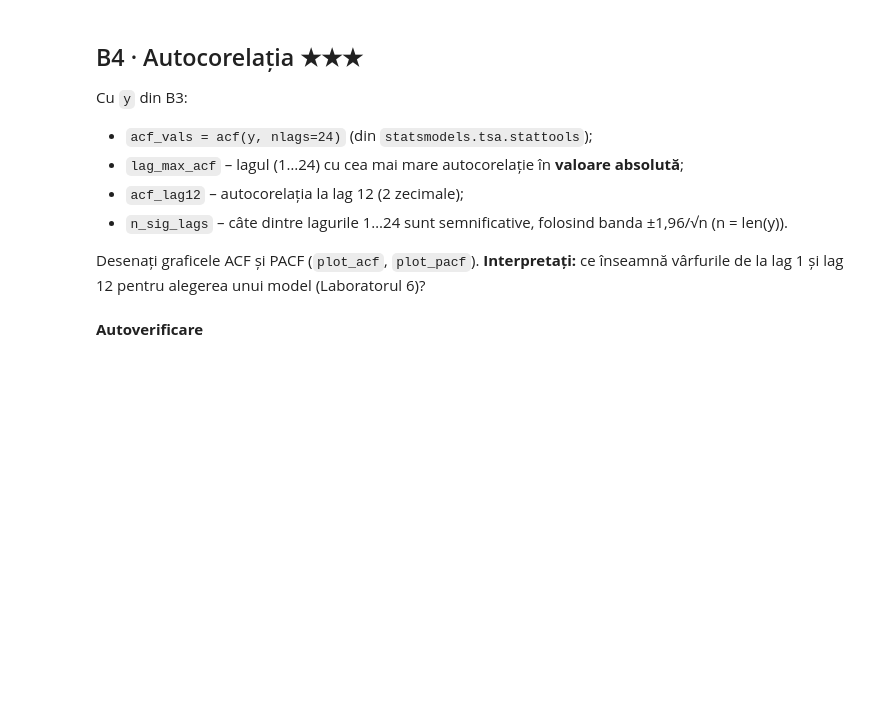
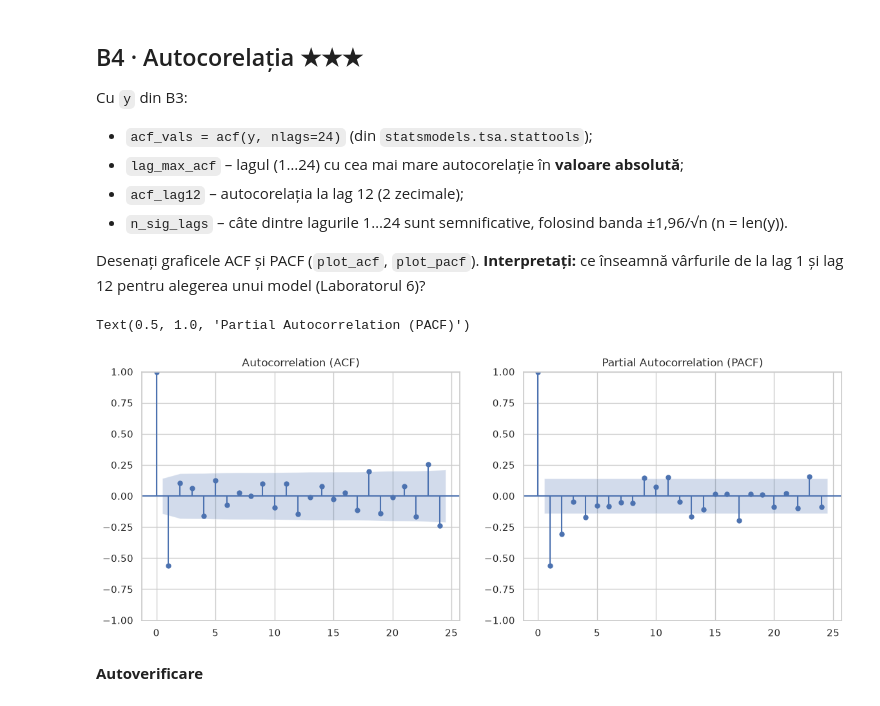
Before and after one commit to ionutzzzzz/Smart-System, a Jupyter notebook: labs/Laborator 3/Lab3_Domniteanu_Ioan.ipynb, the cells around one changed output. Cells and saved outputs as stored; diff of their text form; code cells hidden in the pictures; blank space fills up the shorter version.

```diff
--- a/labs/Laborator 3/Lab3_Domniteanu_Ioan.ipynb
+++ b/labs/Laborator 3/Lab3_Domniteanu_Ioan.ipynb
@@ -504,8 +514,12 @@ Folosiți `adfuller` și `kpss` (din `statsmodels.tsa.stattools`; `kpss(x, regre
 **Interpretați:** scrieți concluzia pentru seria brută și pentru `y`, câte o propoziție, folosind ambele teste.
 # %%
 from statsmodels.tsa.stattools import adfuller, kpss
-p_adf_raw = ...
-y = ...
-p_adf_y = ...
-p_kpss_y = ...
-is_stationary = ...
+
+flatten_sales = sales.squeeze()
+
+p_adf_raw = round(float(adfuller(flatten_sales)[1]), 2)
+y = np.log(flatten_sales).diff().diff(12).dropna()
+p_adf_y = round(float(adfuller(y)[1]), 2)
+
+p_kpss_y = round(float(kpss(y, regression="c", nlags="auto")[1]), 2)
+is_stationary = bool(p_adf_y < 0.05 and p_kpss_y >= 0.05)
@@ -539,3 +565,14 @@ n_sig_lags = ...
+# %%
+
+fig, axes = plt.subplots(1, 2, figsize=(14, 5))
+plot_acf(y, lags=24, ax=axes[0])
+axes[0].set_title("Autocorrelation (ACF)")
+
+plot_pacf(y, lags=24, ax=axes[1])
+axes[1].set_title("Partial Autocorrelation (PACF)")
+# %% [output]
+Text(0.5, 1.0, 'Partial Autocorrelation (PACF)')
+[figure, added]
 # %% [markdown]
 **Autoverificare**
 # %%
```
Also changed, not shown: parts of 26 cells of this notebook, 1 other file.
